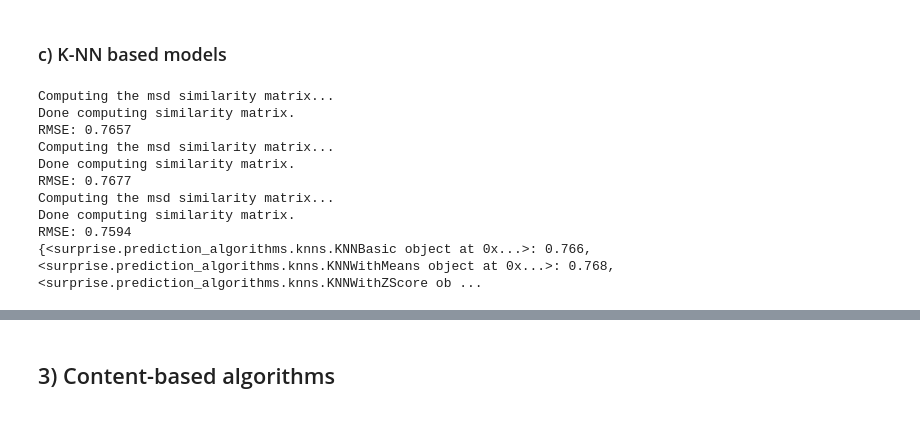
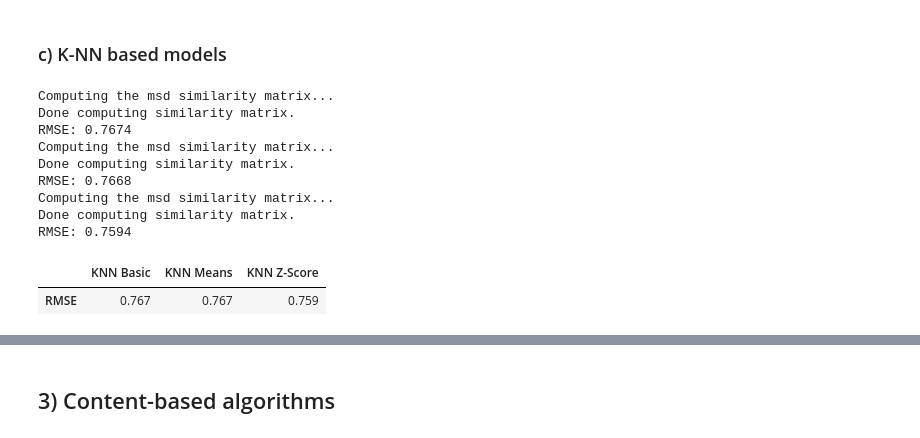
Before and after one commit to cecilegltslmcs/recommender_sys_books, a Jupyter notebook: P7_02_notebookmodelisation.ipynb, the cells around one changed output, grey strips where cells are left out. Drawn from its saved outputs; the diff is of its cells as text; code cells hidden in the pictures.

```diff
--- a/P7_02_notebookmodelisation.ipynb
+++ b/P7_02_notebookmodelisation.ipynb
@@ -137,9 +123,14 @@ gc.collect()
 ## 2) User-based collaborative filtering
 # %% [markdown]
 ### a) Preparing the data for Surprise library
+# %%
+data = pd.merge(users, books, on = "Id")
+data.rename(columns={"Name" : "Title",
+                     "Id" : "Book_Id"},
+                     inplace=True)
 # %%
 reader = Reader(rating_scale=(1, 5))
-data_surprise = Dataset.load_from_df(users[['User_Id', 'Id', 'Rating']], reader)
+data_surprise = Dataset.load_from_df(data[['User_Id', 'Book_Id', 'Rating']], reader)
 # %%
 trainset, testset = train_test_split(data_surprise, test_size=.2)
 # %%
@@ -180,9 +171,12 @@ model = [svd, nmf]
 dict_model = {}
 
 for model in model:
-    y_pred = model.fit(trainset).test(testset)
-    rmse = accuracy.rmse(y_pred)
-    dict_model[model] = rmse.round(3)
+  y_pred = model.fit(trainset).test(testset)
+  rmse = accuracy.rmse(y_pred)
+  dict_model[model] = (rmse.round(3))
 
-print(dict_model)
+eval_model = pd.DataFrame(dict_model, index=["RMSE"])
+eval_model.columns = ["SVD", "NMF"]
+
+eval_model
 # %% [output]
@@ -250,24 +237,29 @@ knnzscore = KNNWithZScore()
 # %%
 model = [knnbasic, knnmeans, knnzscore]
 dict_model = {}
+tracker = EmissionsTracker()
 
 for model in model:
     y_pred = model.fit(trainset).test(testset)
     rmse = accuracy.rmse(y_pred)
-    dict_model[model] = rmse.round(3)
+    dict_model[model] = (rmse.round(3))
 
-print(dict_model)
+eval_model = pd.DataFrame(dict_model, index=["RMSE"])
+eval_model.columns = ["KNN Basic", "KNN Means", "KNN Z-Score"]
+
+eval_model
 # %% [output]
 Computing the msd similarity matrix...
 Done computing similarity matrix.
-RMSE: 0.7657
+RMSE: 0.7674
 Computing the msd similarity matrix...
 Done computing similarity matrix.
-RMSE: 0.7677
+RMSE: 0.7668
 Computing the msd similarity matrix...
 Done computing similarity matrix.
 RMSE: 0.7594
-{<surprise.prediction_algorithms.knns.KNNBasic object at 0x...>: 0.766, <surprise.prediction_algorithms.knns.KNNWithMeans object at 0x...>: 0.768, <surprise.prediction_algorithms.knns.KNNWithZScore ob ...
+|  | KNN Basic | KNN Means | KNN Z-Score |
+| RMSE | 0.767 | 0.767 | 0.759 |
 # %%
 param_grid = {'k': [20, 30, 40, 50, 60, 70, 80]}
 
```
Also changed, not shown: parts of 42 cells of this notebook.
